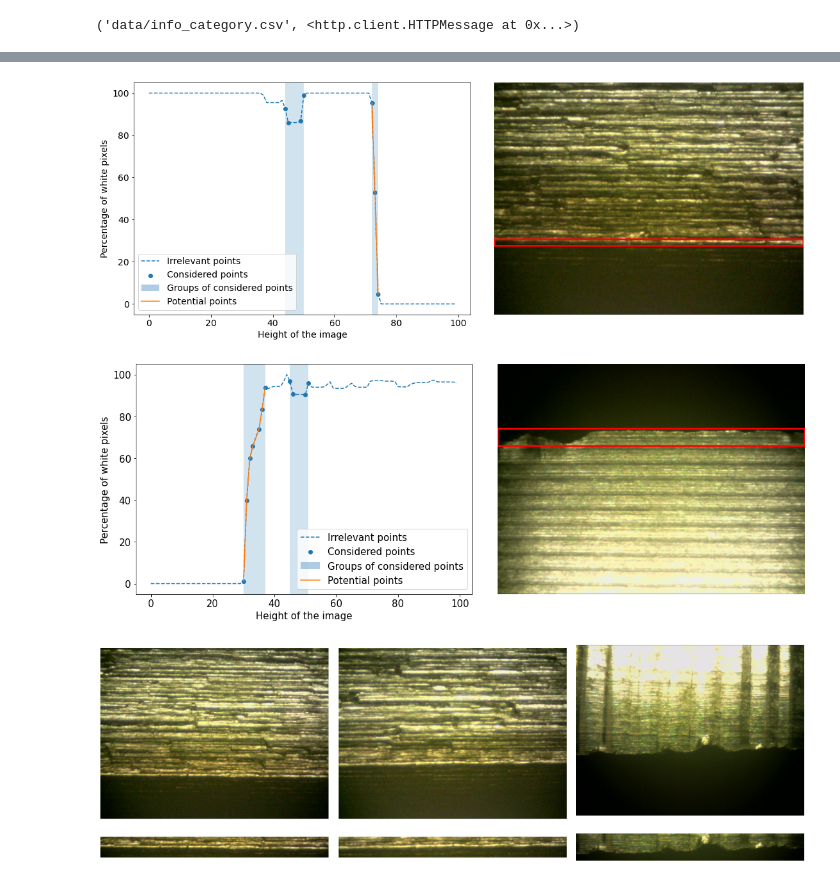
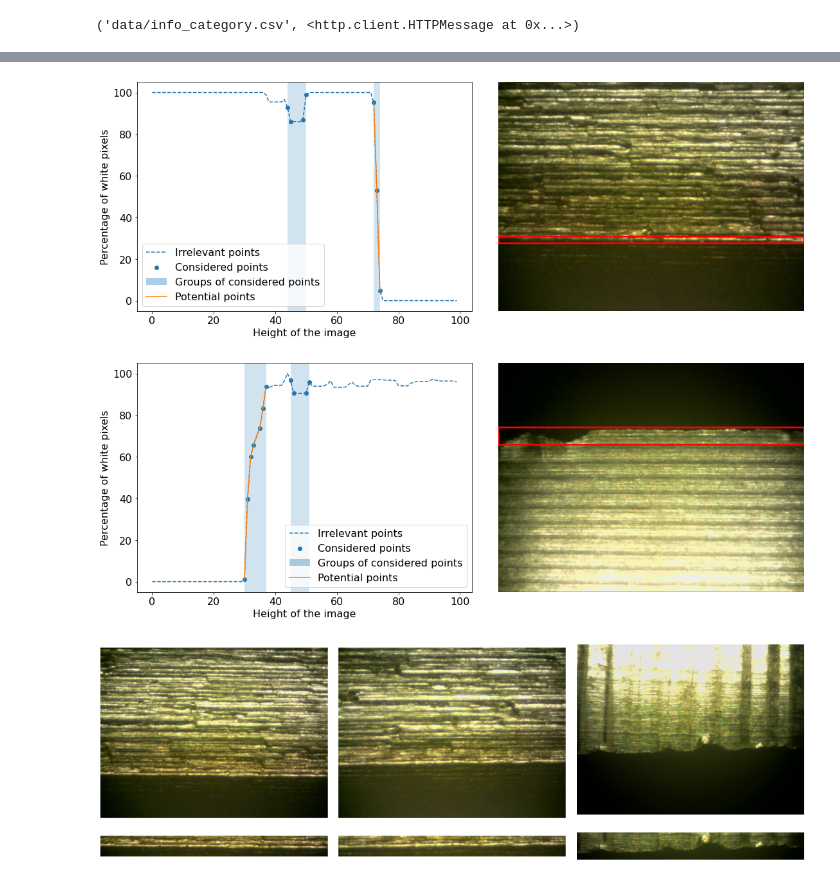
Before and after one commit to uleroboticsgroup/computer_vision_workpieces, a Jupyter notebook: burrs.ipynb, the cells around one changed output, grey strips where cells are left out. Drawn from its saved outputs; the diff is of its cells as text; code cells hidden in the pictures.

```diff
--- a/burrs.ipynb
+++ b/burrs.ipynb
@@ -9,6 +9,7 @@ from PIL import Image
 import cv2
 import matplotlib.pyplot as plt
 from sklearn import linear_model
+plt.rcParams.update({'font.size': 16})
 # %%
 final_path = 'data/burrs'
 if os.path.isdir(final_path):
@@ -144,34 +145,34 @@ def potentialSections(section_list):
 # %%
 sections_img = sections(clean, heigth=100)
 selection, groups, potentialGroup = potentialSections(sections_img)
 
 img_final = original_img.copy()
 dim_heigth = int(img_final.shape[0]/100)
 cv2.rectangle(img_final, (0,dim_heigth*potentialGroup[0]), (clean.shape[1]-1,dim_heigth*potentialGroup[-1]+dim_heigth), (255, 0, 0), 5)
 
-plt.rcParams.update({'font.size': 14})
+plt.rcParams.update({'font.size': 16})
 f, axs = plt.subplots(1,2,figsize=(16,6))
 
 i_ax = axs[0].plot(range(0,100), sections_img, '--', label='Irrelevant points')
 c_ax = axs[0].scatter(selection, [sections_img[i] for i in selection], label='Considered points')
 p_ax = axs[0].plot(potentialGroup, [sections_img[i] for i in potentialGroup], label='Potential points')
 gs_ax = []
 for id_group, group in zip(range(1,len(groups)+1), groups):
     g_ax = axs[0].axvspan(group[0], group[-1], alpha=0.2, lw=0)
     gs_ax.append(g_ax)
 
 axs[0].set_ylabel('Percentage of white pixels')
 axs[0].set_xlabel('Height of the image')
 l = axs[0].legend([i_ax[0], c_ax, tuple(gs_ax), p_ax[0]],['Irrelevant points', 'Considered points', 'Groups of considered points', 'Potential points'])
 
 axs[1].imshow(img_final)
 axs[1].axis('off')
 
 f.tight_layout()
 plt.savefig('burrs_detection.png', dpi=200)
 plt.show()
 # %% [output]
-[figure, old version]
+[figure, new version]
 # %%
 original_img =  np.array(Image.open(os.path.join(final_path, str(data_b.loc[8].img_name)+'.jpg')))
 denoise = cv2.fastNlMeansDenoisingColored(original_img,None,10,10,7,21)
@@ -189,7 +190,7 @@ img_final = original_img.copy()
 dim_heigth = int(img_final.shape[0]/100)
 cv2.rectangle(img_final, (0,dim_heigth*potentialGroup[0]), (clean.shape[1]-1,dim_heigth*potentialGroup[-1]+dim_heigth), (255, 0, 0), 5)
 
-plt.rcParams.update({'font.size': 15})
+plt.rcParams.update({'font.size': 16})
 f, axs = plt.subplots(1,2,figsize=(16,6))
 
 i_ax = axs[0].plot(range(0,100), sections_img, '--', label='Irrelevant points')
@@ -211,7 +212,7 @@ f.tight_layout()
 plt.savefig('burrs_detection2.png', dpi=200)
 plt.show()
 # %% [output]
-[figure, old version]
+[figure, new version]
 # %%
 def complete_process(img_name):
     original_img =  np.array(Image.open(os.path.join(final_path, img_name+'.jpg')))
```
Also changed, not shown: parts of 3 cells of this notebook, 15 other files.
